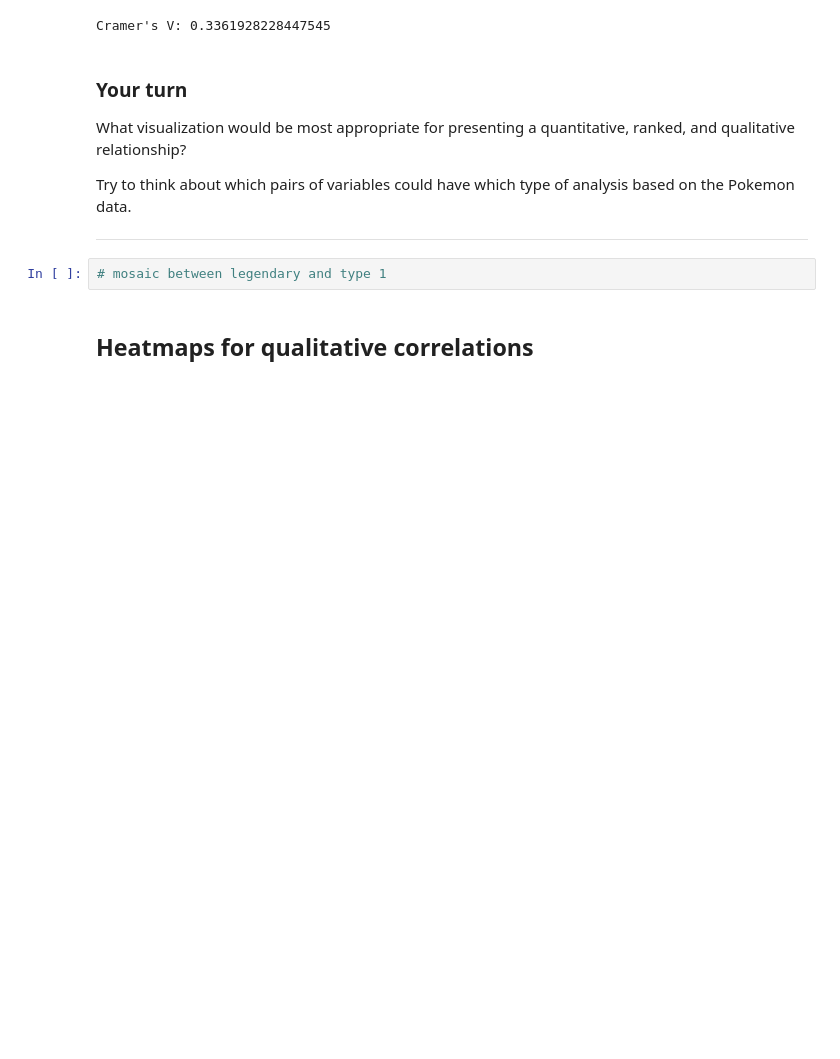
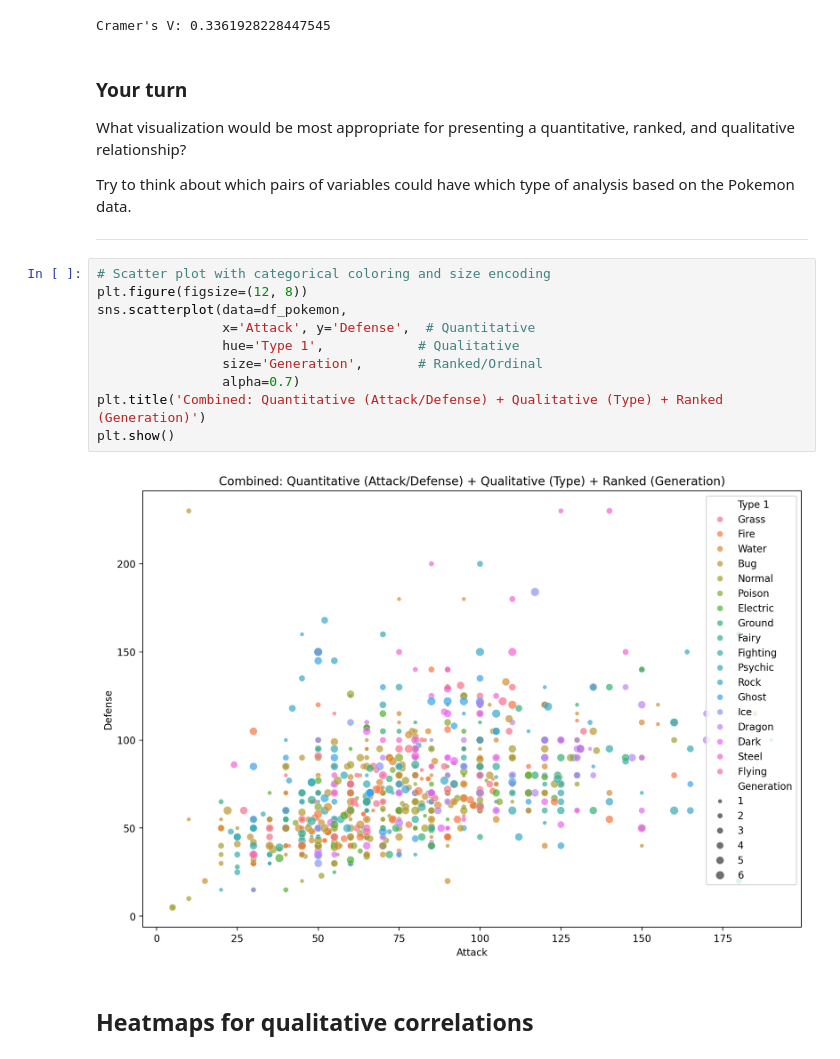
Before and after one commit to PawelNecel05/ds2025, a Jupyter notebook: Exercise9.ipynb, the cells around one changed output. Drawn from its saved outputs; the diff is of its cells as text; blank space fills up the shorter version.

```diff
--- a/Exercise9.ipynb
+++ b/Exercise9.ipynb
@@ -554,7 +554,17 @@ Try to think about which pairs of variables could have which type of analysis ba
 
 ---
 # %%
-# mosaic between legendary and type 1
+# Scatter plot with categorical coloring and size encoding
+plt.figure(figsize=(12, 8))
+sns.scatterplot(data=df_pokemon,
+                x='Attack', y='Defense',  # Quantitative
+                hue='Type 1',            # Qualitative
+                size='Generation',       # Ranked/Ordinal
+                alpha=0.7)
+plt.title('Combined: Quantitative (Attack/Defense) + Qualitative (Type) + Ranked (Generation)')
+plt.show()
+# %% [output]
+[figure, added]
 # %% [markdown]
 ## Heatmaps for qualitative correlations
 # %%
```
Also changed, not shown: parts of 1 cell of this notebook, 11 other files.
